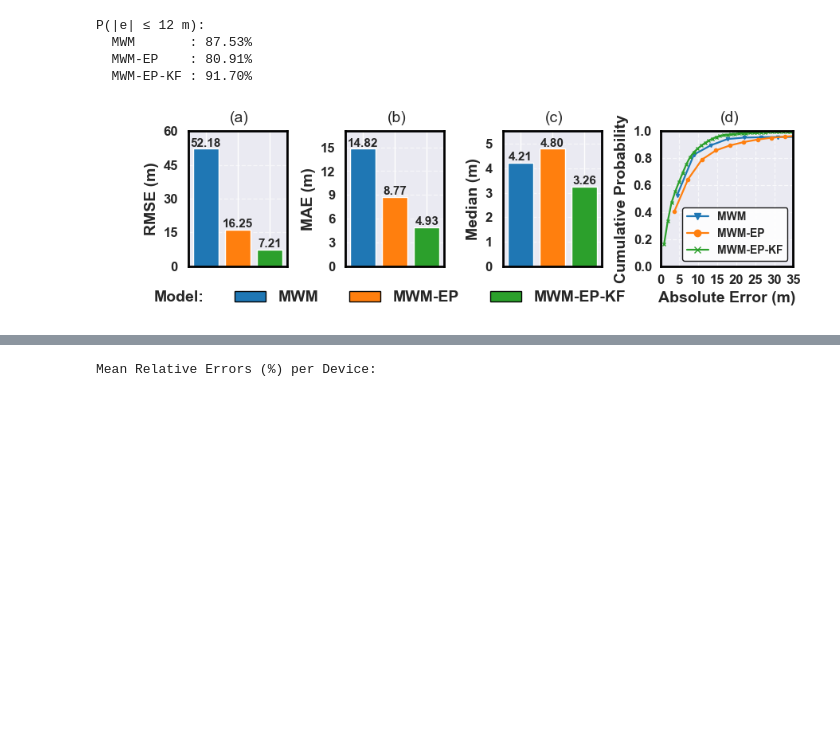
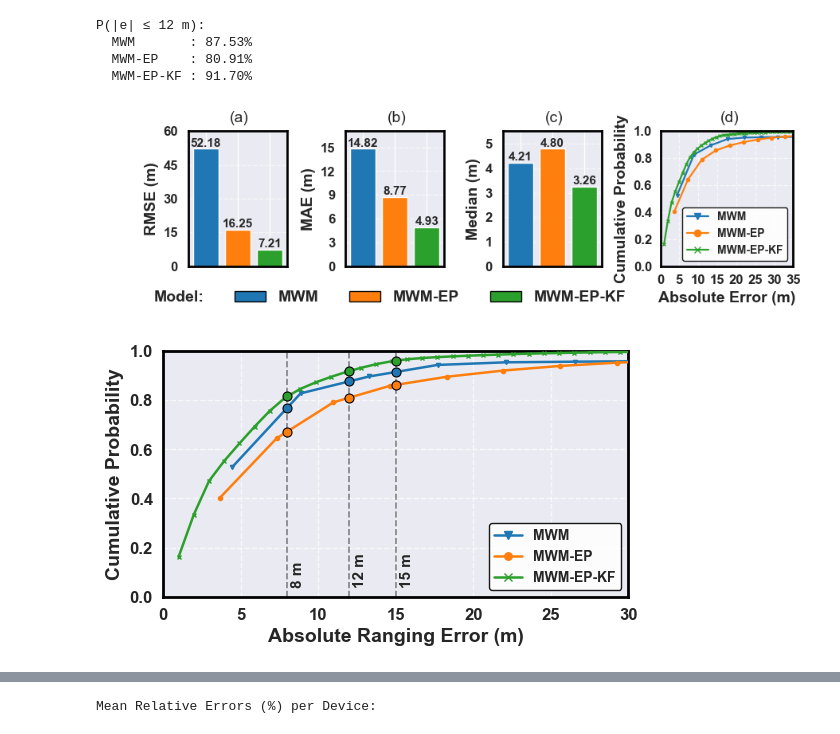
Before and after one commit to nahshonmokua/EnviKal-Loc, a Jupyter notebook: 04_Distance_Estimation.ipynb, the cells around one changed output, grey strips where cells are left out. Cells and saved outputs as stored; diff of their text form; code cells hidden in the pictures; blank space fills up the shorter version.

Commit message:
CDF  figure plot for presentation

```diff
--- a/04_Distance_Estimation.ipynb
+++ b/04_Distance_Estimation.ipynb
@@ -535,3 +533,85 @@ plt.savefig('../all_data_files/Localization/metrics_plus_cdf_1x4.pdf', bbox_inch
 plt.show()
 # %% [output]
 [figure]
+# %%
+# CDF alone with multiple ranging-error thresholds and percentage table
+
+# Vector-friendly PDF output
+mpl.rcParams['pdf.fonttype'] = 42
+mpl.rcParams['ps.fonttype']  = 42
+mpl.rcParams['savefig.dpi']  = 300
+
+thresholds_m = [8, 12, 15]  # metres
+
+sns.set_theme(style="darkgrid")
+
+fig, ax = plt.subplots(figsize=(6, 3.2))
+
+cdf_data = {'MWM': (x_A_raw, cdf_A_raw, colors[0], 'v'), 'MWM-EP': (x_B_raw, cdf_B_raw, colors[1], 'o'), 'MWM-EP-KF': (x_B_filt, cdf_B_filt, colors[2], 'x')}
+
+threshold_results = {}
+
+for model, (x, cdf, color, marker) in cdf_data.items():
+    x = np.asarray(x)
+    cdf = np.asarray(cdf)
+
+    order = np.argsort(x)
+    x = x[order]
+    cdf = cdf[order]
+
+    ax.plot(x, cdf, label=model, color=color, marker=marker, markersize=3, linewidth=1.8, zorder=3)
+
+    threshold_results[model] = {}
+
+    for th in thresholds_m:
+        pct_within = np.interp(th, x, cdf) * 100
+        threshold_results[model][f'<= {th} m'] = pct_within
+        ax.scatter(th, pct_within / 100, color=color, s=42, edgecolor='black', linewidth=0.8, zorder=5)
+
+# Vertical dashed threshold lines
+for th in thresholds_m:
+    ax.axvline(th, color='black', linestyle='--', linewidth=1.2, alpha=0.45, zorder=2)
+    ax.text(th + 0.25, 0.04, f'{th} m', fontsize=FS_ANN, fontweight='bold', rotation=90, va='bottom', ha='left')
+
+ax.set_xlabel('Absolute Ranging Error (m)', fontsize=FS_LABEL, fontweight='bold')
+ax.set_ylabel('Cumulative Probability', fontsize=FS_LABEL, fontweight='bold')
+
+ax.set_xlim(0, 30)
+ax.set_ylim(0, 1)
+
+ax.xaxis.set_major_locator(ticker.MultipleLocator(5))
+ax.yaxis.set_major_locator(ticker.MultipleLocator(0.2))
+
+ax.tick_params(axis='both', which='major', labelsize=FS_TICK, width=1.0, length=4)
+ax.grid(True, linestyle='--', alpha=0.7, zorder=0)
+
+leg = ax.legend(loc='lower right', fontsize=FS_LEGEND, frameon=True, markerscale=1.8, prop={'weight': 'bold', 'size': FS_LEGEND})
+leg.get_frame().set_edgecolor('black')
+leg.get_frame().set_linewidth(1.0)
+leg.get_frame().set_facecolor('white')
+leg.get_frame().set_alpha(0.9)
+
+for s in ax.spines.values():
+    s.set_visible(True)
+    s.set_linewidth(2.0)
+    s.set_color('black')
+
+for lbl in ax.get_xticklabels() + ax.get_yticklabels():
+    lbl.set_fontweight('bold')
+
+plt.savefig('Figures/cdf_ranging_error_thresholds.png', bbox_inches='tight', facecolor='white')
+plt.show()
+
+# Print and display threshold coverage values
+threshold_table = pd.DataFrame(threshold_results).T.round(2)
+
+print('Percentage of ranging estimates within each absolute-error threshold:')
+display(threshold_table)
+
+for th in thresholds_m:
+    print(f'\nCDF at {th} m:')
+    for model in threshold_table.index:
+        pct = threshold_table.loc[model, f'<= {th} m']
+        print(f'{model}: {pct:.2f}% <= {th} m, {100 - pct:.2f}% > {th} m')
+# %% [output]
+[figure, added]
```
Also changed, not shown: parts of 6 cells of this notebook, 1 other file.
